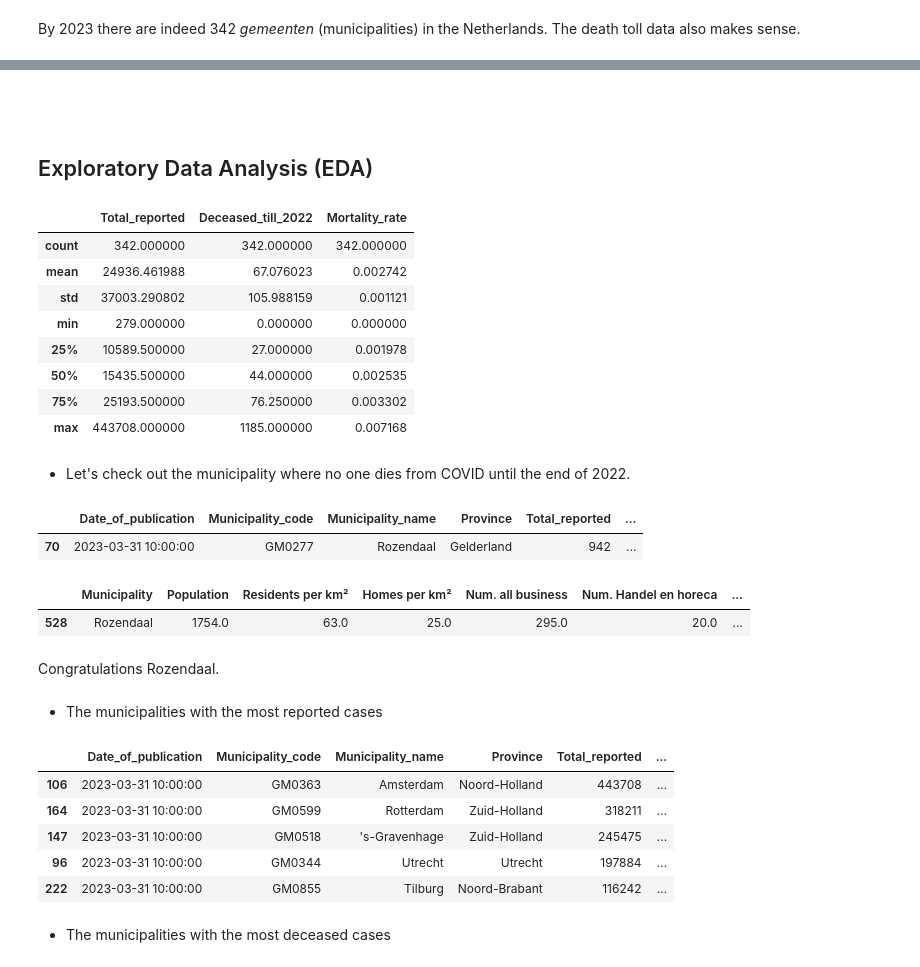
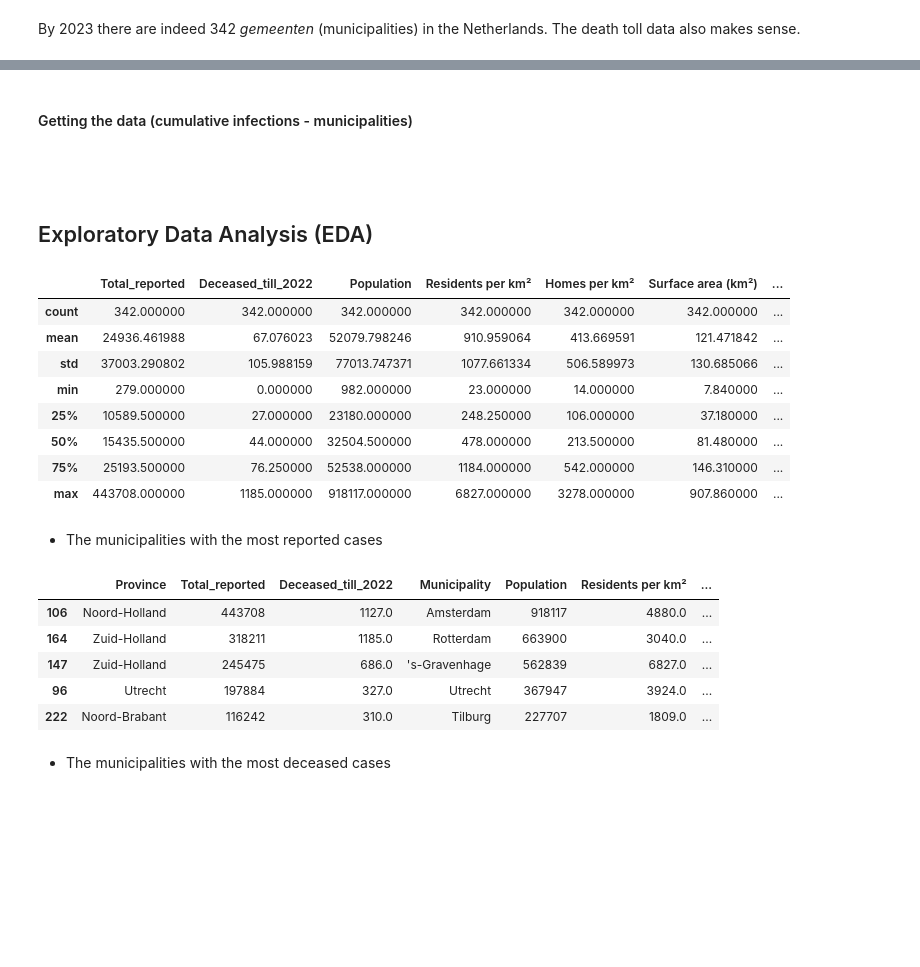
Before and after one commit to MC-Codingcat/NL-COVID-19-Data-Analysis, a Jupyter notebook: NL_COVID_19_spatial_related_data_analysis.ipynb, the cells around one changed output, grey strips where cells are left out. Saved outputs shown, nothing was run; the diff lists cells and outputs as text; code cells hidden in the pictures; blank space fills up the shorter version.

```diff
--- a/NL_COVID_19_spatial_related_data_analysis.ipynb
+++ b/NL_COVID_19_spatial_related_data_analysis.ipynb
@@ -317,0 +294,5 @@ By 2023 there are indeed 342 *gemeenten* (municipalities) in the Netherlands. Th
+# %%
+df_gemeenten['Surface area (km²)'] = df_gemeenten['Surface area (km²)'].str.replace(',', '.')
+df_gemeenten['Surface area (km²)'] = df_gemeenten['Surface area (km²)'].astype('float')
+df_gemeenten['Population'] = df_gemeenten['Population'].astype('int32')
+df_gemeenten['Residents per km²'] = df_gemeenten['Residents per km²'].astype('int32')
@@ -317,0 +301,5 @@ By 2023 there are indeed 342 *gemeenten* (municipalities) in the Netherlands. Th
+# %%
+df_gemeenten['Density Business']=(df_gemeenten['Num. all business'] / df_gemeenten['Surface area (km²)']).round(decimals=2)
+df_gemeenten['Density horeca']=(df_gemeenten['Num. Handel en horeca'] / df_gemeenten['Surface area (km²)']).round(decimals=2)
+df_gemeenten['Density public']=(df_gemeenten['Num. Gov, Edu and Care'] / df_gemeenten['Surface area (km²)']).round(decimals=2)
+df_gemeenten.drop(['Num. all business','Num. Handel en horeca','Num. Gov, Edu and Care'], axis=1, inplace=True)
@@ -317,0 +308,16 @@ By 2023 there are indeed 342 *gemeenten* (municipalities) in the Netherlands. Th
+# %%
+df_gemeenten['Municipality'].replace('Beek (L.)', 'Beek', inplace=True)
+df_gemeenten['Municipality'].replace("'s-Gravenhage (gemeente)", "'s-Gravenhage", inplace=True)
+df_gemeenten['Municipality'].replace('Groningen (gemeente)', 'Groningen', inplace=True)
+df_gemeenten['Municipality'].replace('Hengelo (O.)', 'Hengelo', inplace=True)
+df_gemeenten['Municipality'].replace('Laren (NH.)', 'Laren', inplace=True)
+df_gemeenten['Municipality'].replace('Middelburg (Z.)', 'Middelburg', inplace=True)
+df_gemeenten['Municipality'].replace('Rijswijk (ZH.)', 'Rijswijk', inplace=True)
+df_gemeenten['Municipality'].replace('Stein (L.)', 'Stein', inplace=True)
+df_gemeenten['Municipality'].replace('Utrecht (gemeente)', 'Utrecht', inplace=True)
+# %%
+df = df_gm_total.merge(df_gemeenten, how='left', left_on='Municipality_name', right_on='Municipality')
+df.drop(['Municipality_name','Municipality_code','Date_of_publication'], axis=1, inplace=True)
+df.isnull().sum()
+# %% [markdown]
+#### Getting the data (cumulative infections - municipalities)
@@ -319,44 +327,30 @@ By 2023 there are indeed 342 *gemeenten* (municipalities) in the Netherlands. Th
 <br><br/>
 ## Exploratory Data Analysis (EDA)
 # %%
-df_gm_total.describe()
+df.describe()
 # %% [output]
-|  | Total_reported | Deceased_till_2022 | Mortality_rate |
-| count | 342.000000 | 342.000000 | 342.000000 |
-| mean | 24936.461988 | 67.076023 | 0.002742 |
-| std | 37003.290802 | 105.988159 | 0.001121 |
-| min | 279.000000 | 0.000000 | 0.000000 |
-| 25% | 10589.500000 | 27.000000 | 0.001978 |
-| 50% | 15435.500000 | 44.000000 | 0.002535 |
-| 75% | 25193.500000 | 76.250000 | 0.003302 |
-| max | 443708.000000 | 1185.000000 | 0.007168 |
+|  | Total_reported | Deceased_till_2022 | Population | Residents per km² | Homes per km² | Surface area (km²) | ... |
+| count | 342.000000 | 342.000000 | 342.000000 | 342.000000 | 342.000000 | 342.000000 | ... |
+| mean | 24936.461988 | 67.076023 | 52079.798246 | 910.959064 | 413.669591 | 121.471842 | ... |
+| std | 37003.290802 | 105.988159 | 77013.747371 | 1077.661334 | 506.589973 | 130.685066 | ... |
+| min | 279.000000 | 0.000000 | 982.000000 | 23.000000 | 14.000000 | 7.840000 | ... |
+| 25% | 10589.500000 | 27.000000 | 23180.000000 | 248.250000 | 106.000000 | 37.180000 | ... |
+| 50% | 15435.500000 | 44.000000 | 32504.500000 | 478.000000 | 213.500000 | 81.480000 | ... |
+| 75% | 25193.500000 | 76.250000 | 52538.000000 | 1184.000000 | 542.000000 | 146.310000 | ... |
+| max | 443708.000000 | 1185.000000 | 918117.000000 | 6827.000000 | 3278.000000 | 907.860000 | ... |
-# %% [markdown]
-* Let's check out the municipality where no one dies from COVID until the end of 2022.
-# %%
-df_gm_total[df_gm_total['Deceased_till_2022']==0]
-# %% [output]
-|  | Date_of_publication | Municipality_code | Municipality_name | Province | Total_reported | ... |
-| 70 | 2023-03-31 10:00:00 | GM0277 | Rozendaal | Gelderland | 942 | ... |
-# %%
-df_gemeenten[df_gemeenten['Municipality']=='Rozendaal']
-# %% [output]
-|  | Municipality | Population | Residents per km² | Homes per km² | Num. all business | Num. Handel en horeca | ... |
-| 528 | Rozendaal | 1754.0 | 63.0 | 25.0 | 295.0 | 20.0 | ... |
-# %% [markdown]
-Congratulations Rozendaal.
 # %% [markdown]
 
 
 *  The municipalities with the most reported cases
 # %%
-df_gm_total.nlargest(5,['Total_reported'])
+df.nlargest(5,['Total_reported'])
 # %% [output]
-|  | Date_of_publication | Municipality_code | Municipality_name | Province | Total_reported | ... |
-| 106 | 2023-03-31 10:00:00 | GM0363 | Amsterdam | Noord-Holland | 443708 | ... |
-| 164 | 2023-03-31 10:00:00 | GM0599 | Rotterdam | Zuid-Holland | 318211 | ... |
-| 147 | 2023-03-31 10:00:00 | GM0518 | 's-Gravenhage | Zuid-Holland | 245475 | ... |
-| 96 | 2023-03-31 10:00:00 | GM0344 | Utrecht | Utrecht | 197884 | ... |
-| 222 | 2023-03-31 10:00:00 | GM0855 | Tilburg | Noord-Brabant | 116242 | ... |
+|  | Province | Total_reported | Deceased_till_2022 | Municipality | Population | Residents per km² | ... |
+| 106 | Noord-Holland | 443708 | 1127.0 | Amsterdam | 918117 | 4880.0 | ... |
+| 164 | Zuid-Holland | 318211 | 1185.0 | Rotterdam | 663900 | 3040.0 | ... |
+| 147 | Zuid-Holland | 245475 | 686.0 | 's-Gravenhage | 562839 | 6827.0 | ... |
+| 96 | Utrecht | 197884 | 327.0 | Utrecht | 367947 | 3924.0 | ... |
+| 222 | Noord-Brabant | 116242 | 310.0 | Tilburg | 227707 | 1809.0 | ... |
 # %% [markdown]
 * The municipalities with the most deceased cases
 # %%
```
Also changed, not shown: parts of 57 cells of this notebook.
